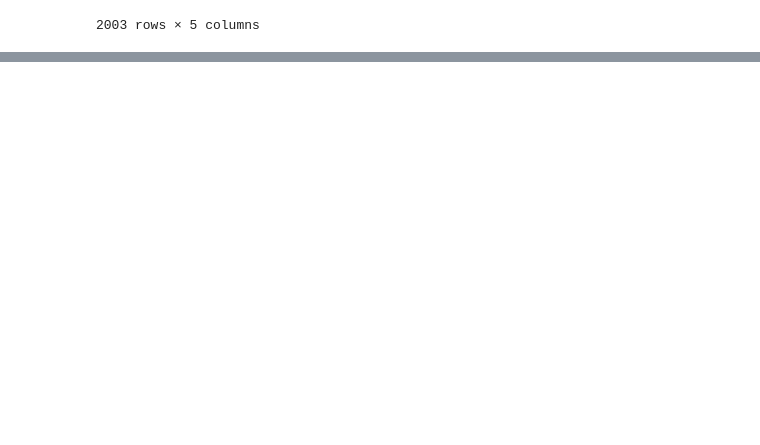
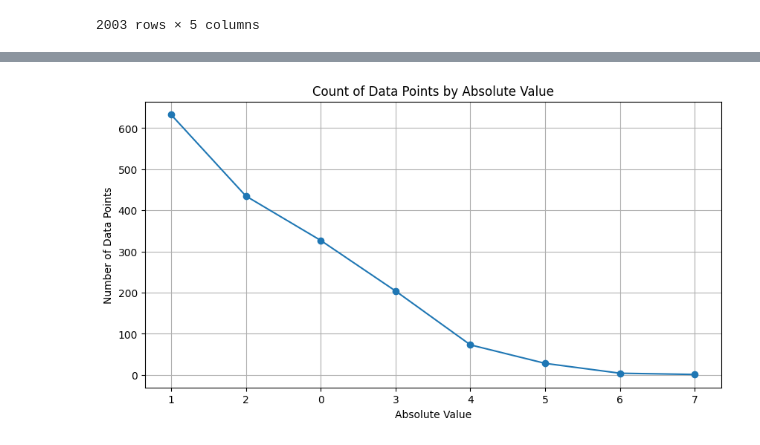
Before and after one commit to simonliu0226/LLM_RecSys, a Jupyter notebook: notebooks/llm-test-wo-finetune.ipynb, the cells around one changed output, grey strips where cells are left out. Saved outputs shown, nothing was run; the diff lists cells and outputs as text; code cells hidden in the pictures; blank space fills up the shorter version.

Commit message:
Add visualization results between GPT and LLaMA

```diff
--- a/notebooks/llm-test-wo-finetune.ipynb
+++ b/notebooks/llm-test-wo-finetune.ipynb
@@ -389,0 +435,3 @@ df_llm_5_items
+# %%
+df_merge['pred-ChatGPT-3.5'] = df_merge['pred-ChatGPT-3.5'].astype(int)
+df_merge['pred-llama3-8B']= df_merge['pred-llama3-8B'].astype(int)
@@ -389,0 +449,2 @@ df_llm_5_items
+# %%
+df_merge['ans'] = df_merge['ans'].astype(int)
@@ -389,0 +457,3 @@ df_llm_5_items
+# %%
+df_merge['abs-chatgpt-3.5'] = (df_merge['ans'] - df_merge['pred-ChatGPT-3.5']).abs()
+df_merge['abs-llama3-8B'] = (df_merge['ans'] - df_merge['pred-llama3-8B']).abs()
@@ -389,0 +530,18 @@ df_llm_5_items
+# %%
+df_chatgpt = df_merge['abs-chatgpt-3.5'].value_counts().reset_index()
+df_chatgpt.columns = ['abs_value', 'count']
+
+df_llama = df_merge['abs-llama3-8B'].value_counts().reset_index()
+df_llama.columns = ['abs_value', 'count']
+# %%
+plt.figure(figsize=(10, 5))
+plt.plot(range(len(df_chatgpt)), df_chatgpt['count'], marker='o')
+
+plt.xticks(range(len(df_chatgpt)), df_chatgpt['abs_value'])
+
+plt.title('Count of Data Points by Absolute Value')
+plt.xlabel('Absolute Value')
+plt.ylabel('Number of Data Points')
+plt.show()
+# %% [output]
+[figure, added]
```
Also changed, not shown: parts of 12 cells of this notebook.
